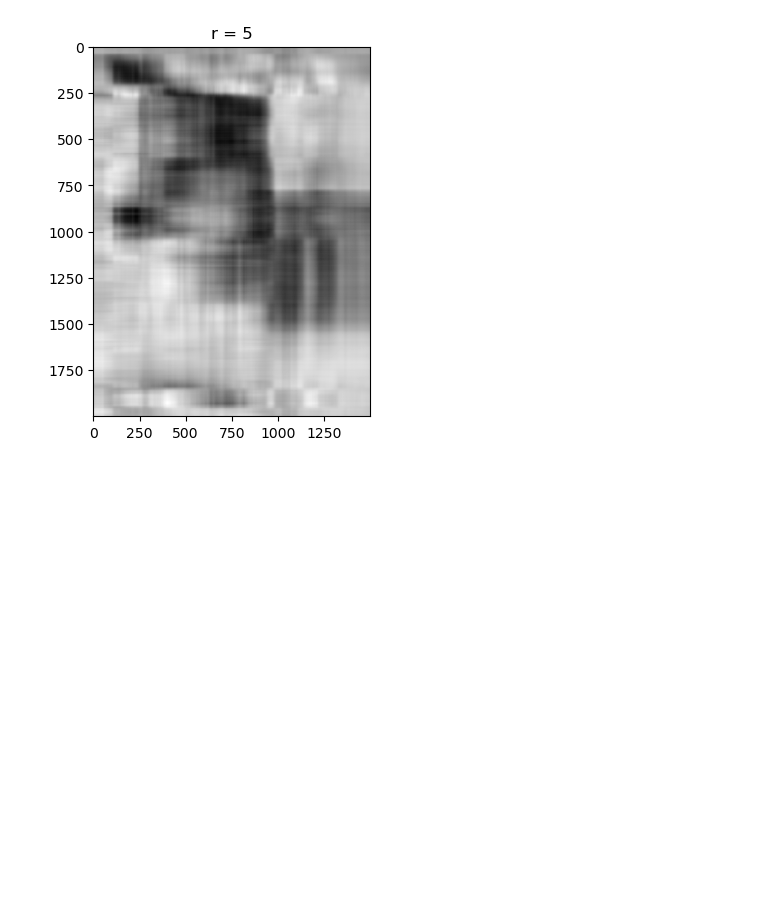
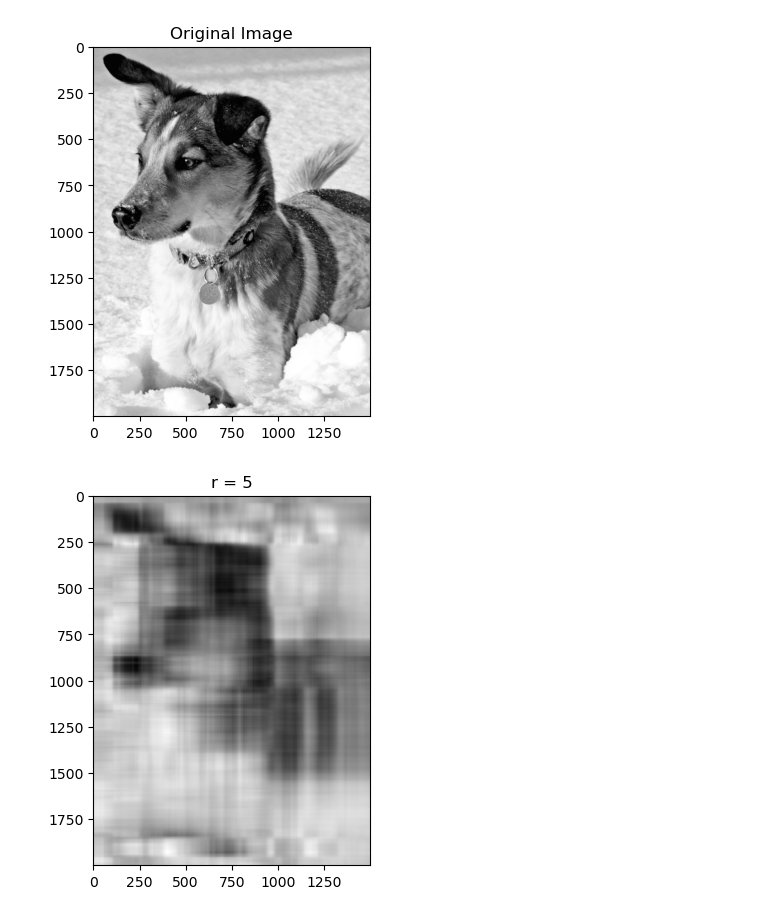
Before and after one commit to shondle/data-driven-physics, a Jupyter notebook: dimensionality_reduction_and_transforms/SVD.ipynb, the cells around one changed output. Cells and saved outputs as stored; diff of their text form; code cells hidden in the pictures; blank space fills up the shorter version.

```diff
--- a/dimensionality_reduction_and_transforms/SVD.ipynb
+++ b/dimensionality_reduction_and_transforms/SVD.ipynb
@@ -6,8 +6,15 @@ from matplotlib.image import imread
 # %%
 img = imread('dog.jpg')
 
 # convert to grayscale to get 2D matrix
 img = np.mean(img, axis=-1)
+
+img_og = plt.imshow(img)
+img_og.set_cmap('gray')
+plt.title('Original Image')
+plt.show()
+# %% [output]
+[figure, added]
 # %%
 U, S, VT = np.linalg.svd(img, full_matrices=False)
 S = np.diag(S)
```
Also changed, not shown: parts of 1 cell of this notebook.
